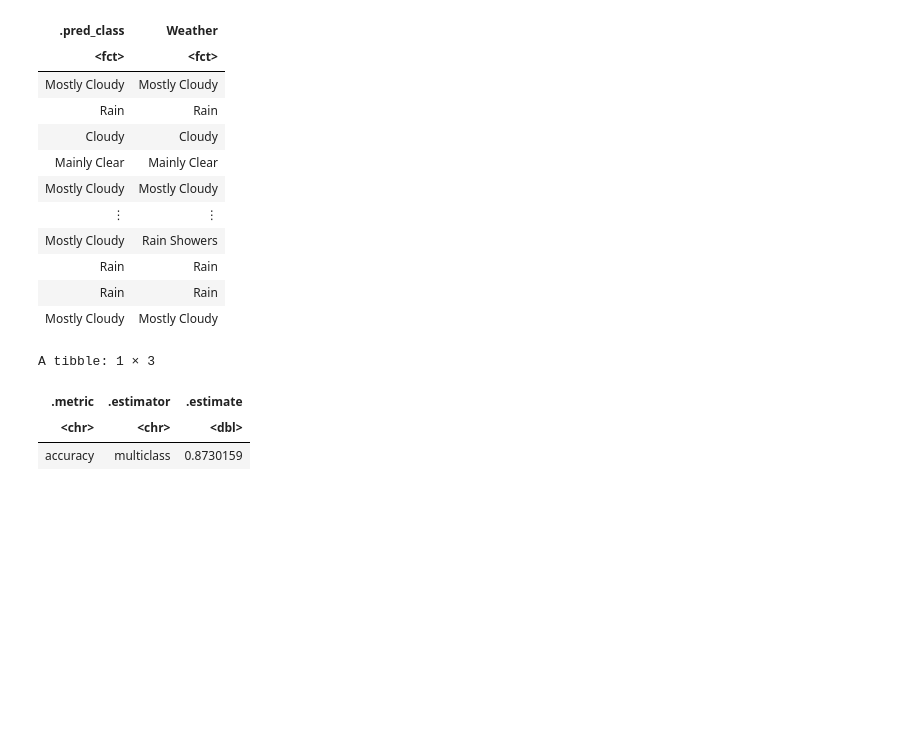
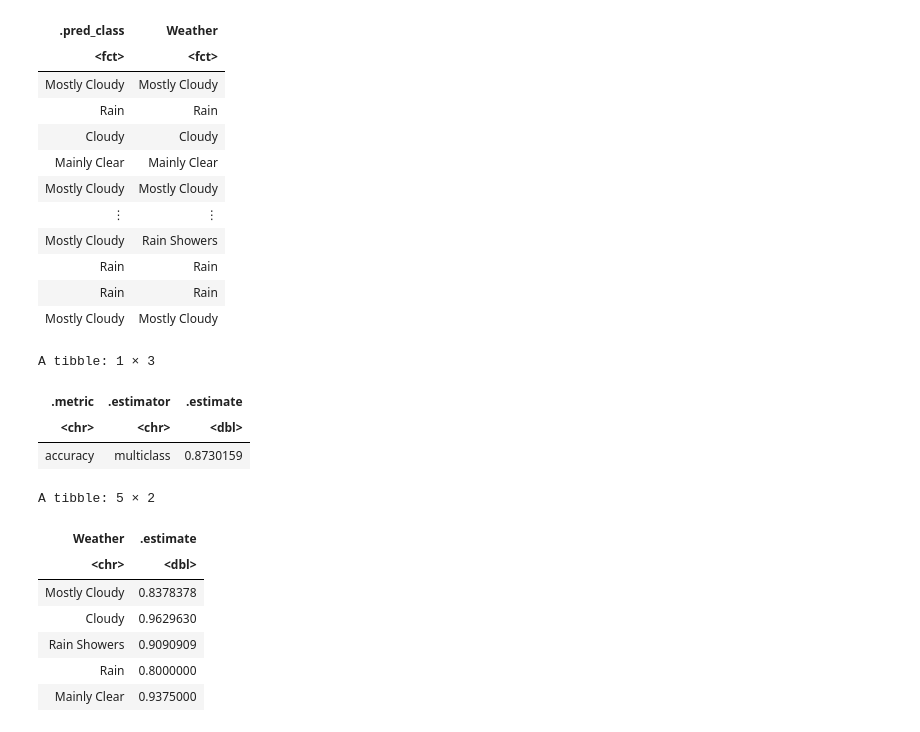
Before and after one commit to hyunseokjg/DSCI100-Group15-Project, a Jupyter notebook: Model.ipynb, the cells around one changed output. Drawn from its saved outputs; the diff is of its cells as text; code cells hidden in the pictures; blank space fills up the shorter version.

```diff
--- a/Model.ipynb
+++ b/Model.ipynb
@@ -795,3 +806,70 @@ A tibble: 1 × 3
 | .metric | .estimator | .estimate |
 | <chr> | <chr> | <dbl> |
 | accuracy | multiclass | 0.8730159 |
+# %%
+set.seed(2022)
+
+weather_test_mostly_cloudy <- weather_test %>% filter(Weather == "Mostly Cloudy")
+
+mostly_cloudy_prediction <- predict(weather_fit_final, weather_test_mostly_cloudy) %>%
+    bind_cols(weather_test_mostly_cloudy) %>%
+    select(.pred_class, Weather) %>%
+    metrics(truth = Weather, estimate = .pred_class) %>%
+    filter(.metric == "accuracy") %>%
+    mutate(Weather = c("Mostly Cloudy")) %>%
+    select(Weather, .estimate)
+
+weather_test_cloudy <- weather_test %>% filter(Weather == "Cloudy")
+
+cloudy_prediction <- predict(weather_fit_final, weather_test_cloudy) %>%
+    bind_cols(weather_test_cloudy) %>%
+    select(.pred_class, Weather) %>%
+    metrics(truth = Weather, estimate = .pred_class) %>%
+    filter(.metric == "accuracy") %>%
+    mutate(Weather = c("Cloudy")) %>%
+    select(Weather, .estimate)
+
+weather_test_rain_showers <- weather_test %>% filter(Weather == "Rain Showers")
+
+rain_showers_prediction <- predict(weather_fit_final, weather_test_rain_showers) %>%
+    bind_cols(weather_test_rain_showers) %>%
+    select(.pred_class, Weather) %>%
+    metrics(truth = Weather, estimate = .pred_class) %>%
+    filter(.metric == "accuracy") %>%
+    mutate(Weather = c("Rain Showers")) %>%
+    select(Weather, .estimate)
+
+weather_test_rain <- weather_test %>% filter(Weather == "Rain")
+
+rain_prediction <- predict(weather_fit_final, weather_test_rain) %>%
+    bind_cols(weather_test_rain) %>%
+    select(.pred_class, Weather) %>%
+    metrics(truth = Weather, estimate = .pred_class) %>%
+    filter(.metric == "accuracy") %>%
+    mutate(Weather = c("Rain")) %>%
+    select(Weather, .estimate)
+
+weather_test_mainly_clear <- weather_test %>% filter(Weather == "Mainly Clear")
+
+mainly_clear_prediction <- predict(weather_fit_final, weather_test_mainly_clear) %>%
+    bind_cols(weather_test_mainly_clear) %>%
+    select(.pred_class, Weather) %>%
+    metrics(truth = Weather, estimate = .pred_class) %>%
+    filter(.metric == "accuracy") %>%
+    mutate(Weather = c("Mainly Clear")) %>%
+    select(Weather, .estimate)
+
+weather_accuracies <- mostly_cloudy_prediction %>% bind_rows(cloudy_prediction,
+                                                                 rain_showers_prediction,
+                                                                 rain_prediction,
+                                                                 mainly_clear_prediction)
+weather_accuracies
+# %% [output]
+A tibble: 5 × 2
+| Weather | .estimate |
+| <chr> | <dbl> |
+| Mostly Cloudy | 0.8378378 |
+| Cloudy | 0.9629630 |
+| Rain Showers | 0.9090909 |
+| Rain | 0.8000000 |
+| Mainly Clear | 0.9375000 |
```
Also changed, not shown: parts of 6 cells of this notebook.
